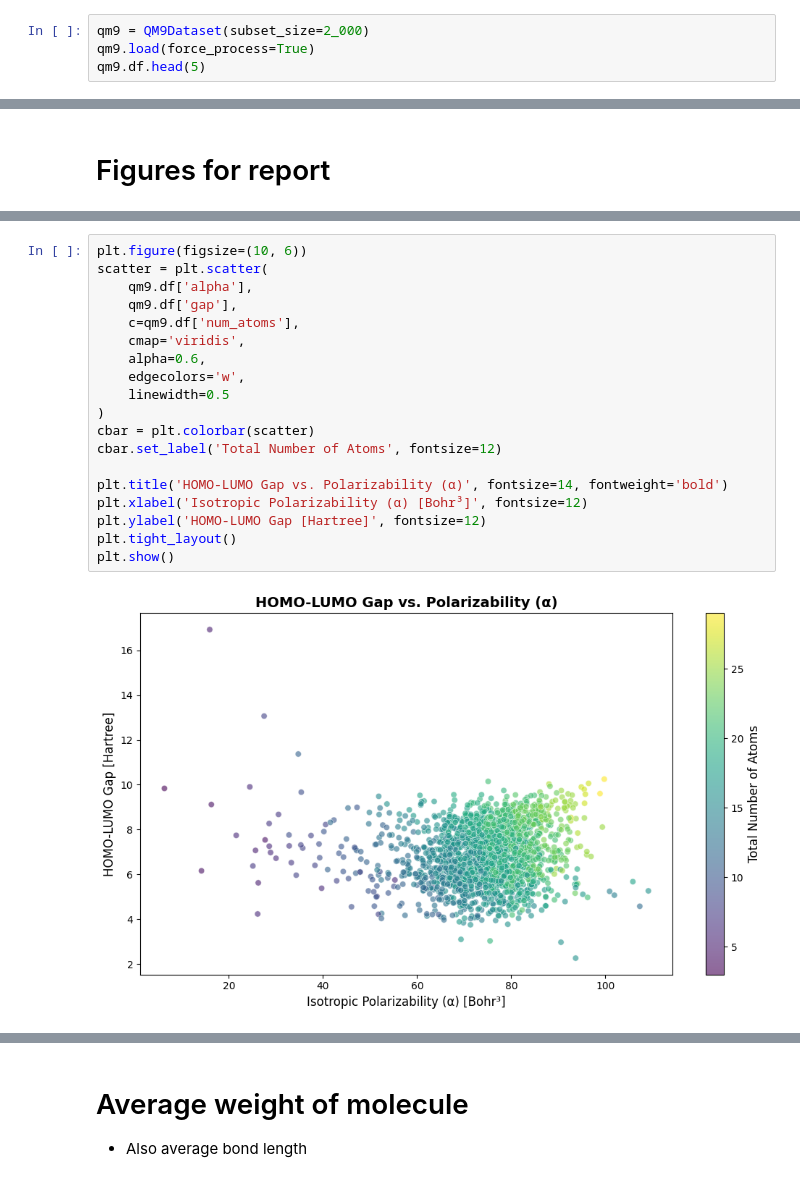
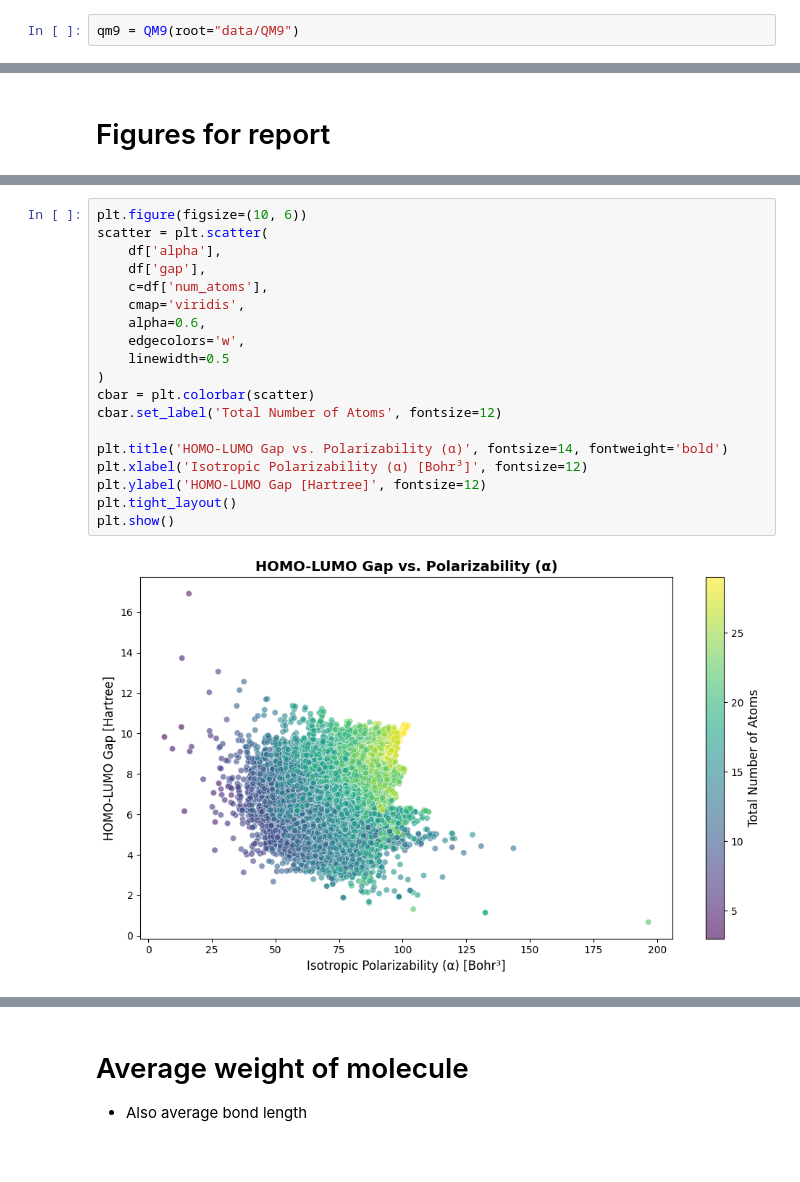
Before and after one commit to karlfindhansen/Non-Euclidean-Distances-in-Molecular-Representation, a Jupyter notebook: notebooks/QM9/analysis/qm9_analysis.ipynb, the cells around one changed output, grey strips where cells are left out. Cells and saved outputs as stored; diff of their text form.

```diff
--- a/notebooks/QM9/analysis/qm9_analysis.ipynb
+++ b/notebooks/QM9/analysis/qm9_analysis.ipynb
@@ -17,6 +20,4 @@ from torch_geometric.datasets import QM9
 
 from src.datasets import QM9Dataset
 # %%
-qm9 = QM9Dataset(subset_size=2_000)
-qm9.load(force_process=True)
-qm9.df.head(5)
+qm9 = QM9(root="data/QM9")
@@ -93,24 +199,24 @@ plt.show()
 # %%
 plt.figure(figsize=(10, 6))
 scatter = plt.scatter(
-    qm9.df['alpha'],
-    qm9.df['gap'],
-    c=qm9.df['num_atoms'],
+    df['alpha'],
+    df['gap'],
+    c=df['num_atoms'],
     cmap='viridis',
     alpha=0.6,
     edgecolors='w',
     linewidth=0.5
 )
 cbar = plt.colorbar(scatter)
 cbar.set_label('Total Number of Atoms', fontsize=12)
 
 plt.title('HOMO-LUMO Gap vs. Polarizability (α)', fontsize=14, fontweight='bold')
 plt.xlabel('Isotropic Polarizability (α) [Bohr³]', fontsize=12)
 plt.ylabel('HOMO-LUMO Gap [Hartree]', fontsize=12)
 plt.tight_layout()
 plt.show()
 # %% [output]
-[figure, old version]
+[figure, new version]
 # %%
 plt.figure(figsize=(10, 8))
 
```
Also changed, not shown: parts of 17 cells of this notebook, 7 other files.
